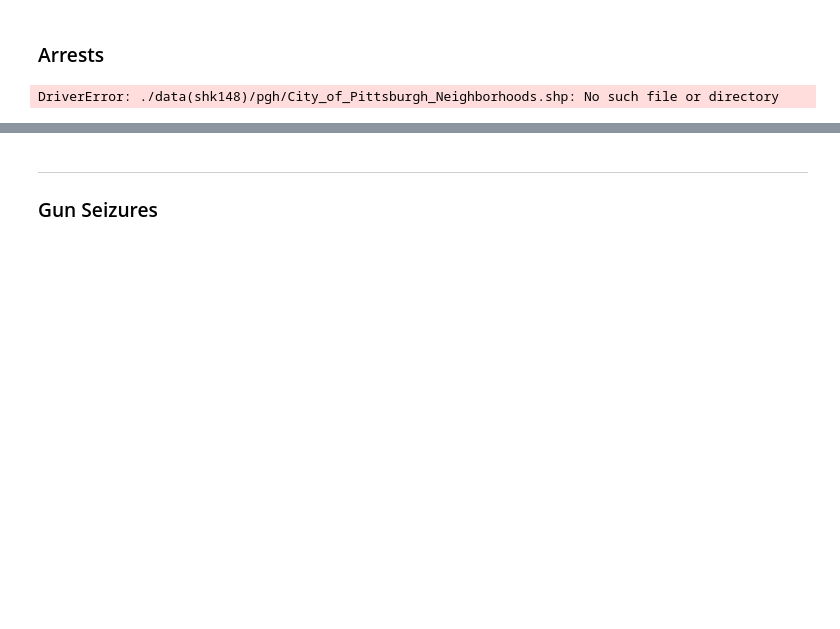
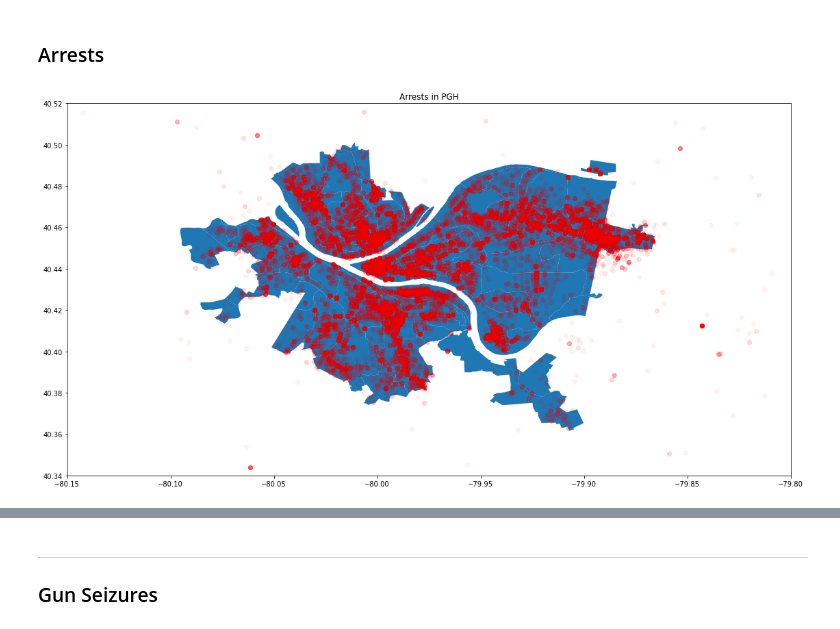
Before and after one commit to shinwookim/CMPINF-0010-Final-Project, a Jupyter notebook: Combined.ipynb, the cells around one changed output, grey strips where cells are left out. Cells and saved outputs as stored; diff of their text form; code cells hidden in the pictures; blank space fills up the shorter version.

```diff
--- a/Combined.ipynb
+++ b/Combined.ipynb
@@ -29,17 +29,19 @@ The above code cell loads in the libraries needed for this Notebook.
 # load data from data set
 arrests = pd.read_csv("https://data.wprdc.org/datastore/dump/e03a89dd-134a-4ee8-a2bd-62c40aeebc6f")
 # %%
+# load data from data set
+arrests = pd.read_csv("https://data.wprdc.org/datastore/dump/e03a89dd-134a-4ee8-a2bd-62c40aeebc6f")
 #import map of Pittsburgh
 #source: https://spcgis-spc.hub.arcgis.com/datasets/city-of-pittsburgh-neighborhoods/explore?location=40.430850%2C-79.979850%2C12.73
-pgh = gpd.read_file('./data(shk148)/pgh/City_of_Pittsburgh_Neighborhoods.shp')
+pgh = gpd.read_file('./pgh/City_of_Pittsburgh_Neighborhoods.shp')
 geometry = [Point(xy) for xy in zip(arrests['X'], arrests['Y'])]
 geo_df = gpd.GeoDataFrame(arrests, geometry = geometry)
 fig, ax = plt.subplots(figsize = (20,10))
 pgh.plot(ax=ax)
 plt.xlim([-80.15, -79.80])
 plt.ylim([40.34,40.52])
 ax.set_title('Arrests in PGH')
 geo_df.plot(ax=ax, alpha = .05, color='red')
 plt.show()
 # %% [output]
-DriverError: ./data(shk148)/pgh/City_of_Pittsburgh_Neighborhoods.shp: No such file or directory
+[figure, added]
```
Also changed, not shown: parts of 2 cells of this notebook.
